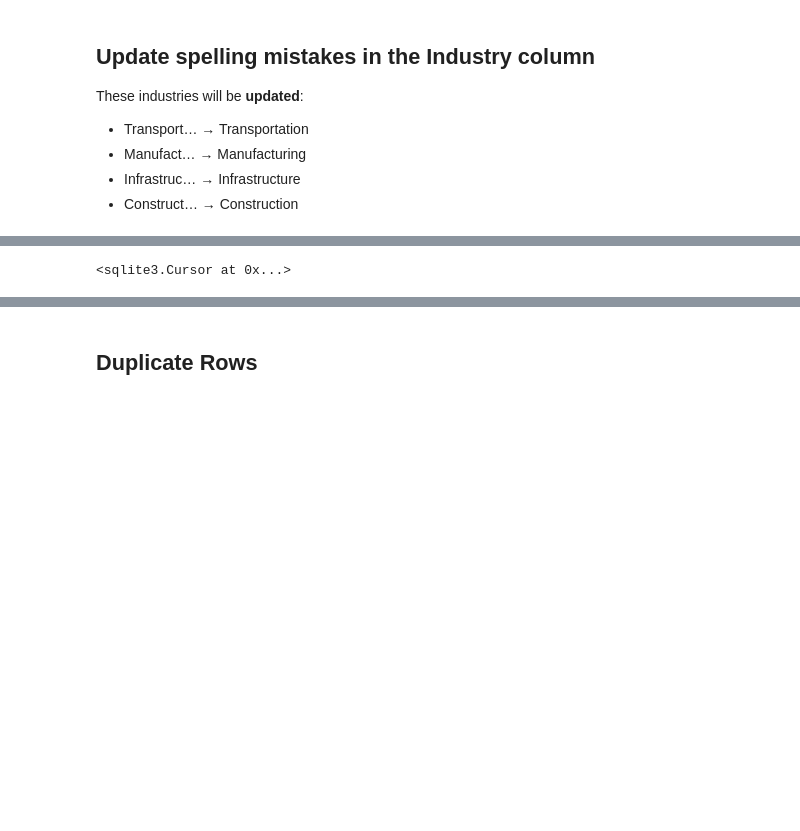
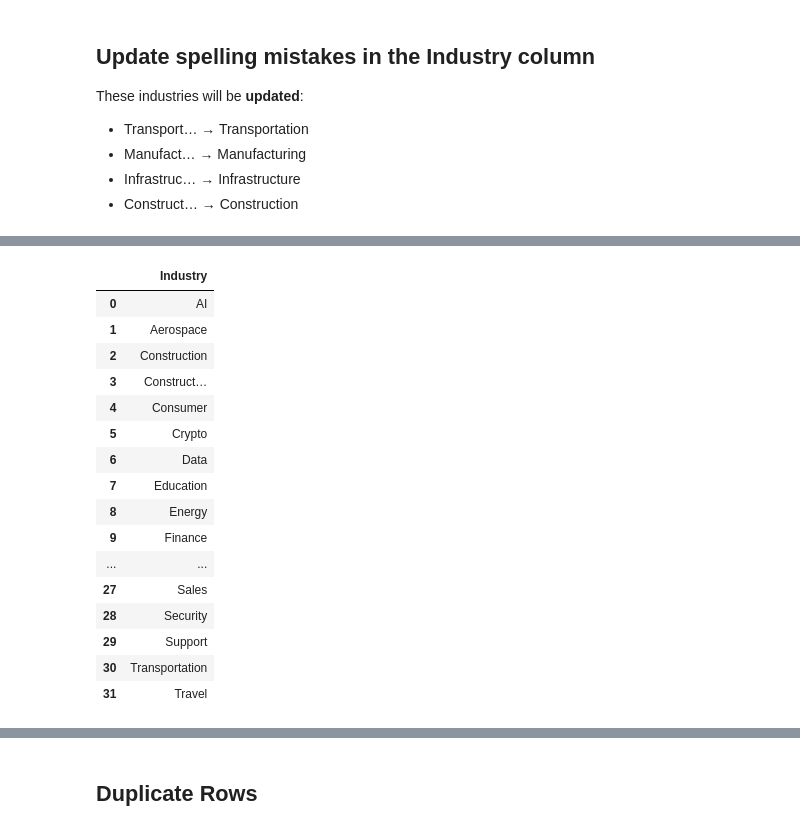
Before and after one commit to Wilfrida-Were/Tech-Layoffs-Data-Cleaning-in-SQL, a Jupyter notebook: tech-layoffs-data-cleaning-in-sql.ipynb, the cells around one changed output, grey strips where cells are left out. Cells and saved outputs as stored; diff of their text form; code cells hidden in the pictures; blank space fills up the shorter version.

```diff
--- a/tech-layoffs-data-cleaning-in-sql.ipynb
+++ b/tech-layoffs-data-cleaning-in-sql.ipynb
@@ -162,13 +235,47 @@ conn.execute(update_query)
 # %%
+# ============================================================
+# DATA CLEANING — FIX SPELLING MISTAKES (Industry Column)
+# ============================================================
+
+# Standardize Industry names:
+# - Replace variations like 'Manufact' etc with a consistent label 'Manufacturing'
+
 # Update to Manufacturing
 update_query = """
 UPDATE tech_layoffs
 SET Industry = 'Manufacturing'
 WHERE Industry LIKE 'Manufact%';
 """
 
 # Execute the update query using conn.execute()
 conn.execute(update_query)
+
+# ------------------------------------------------------------
+# 🔍 VERIFY: Check distinct Industry values after update
+# ------------------------------------------------------------
+industry_check = pd.read_sql_query("""
+    SELECT DISTINCT Industry
+    FROM tech_layoffs
+    ORDER BY Industry;
+""", conn)
+
+display(industry_check)
 # %% [output]
-<sqlite3.Cursor at 0x...>
+|  | Industry |
+| 0 | AI |
+| 1 | Aerospace |
+| 2 | Construction |
+| 3 | Construct… |
+| 4 | Consumer |
+| 5 | Crypto |
+| 6 | Data |
+| 7 | Education |
+| 8 | Energy |
+| 9 | Finance |
+| ... | ... |
+| 27 | Sales |
+| 28 | Security |
+| 29 | Support |
+| 30 | Transportation |
+| 31 | Travel |
 # %%
```
Also changed, not shown: parts of 19 cells of this notebook.
